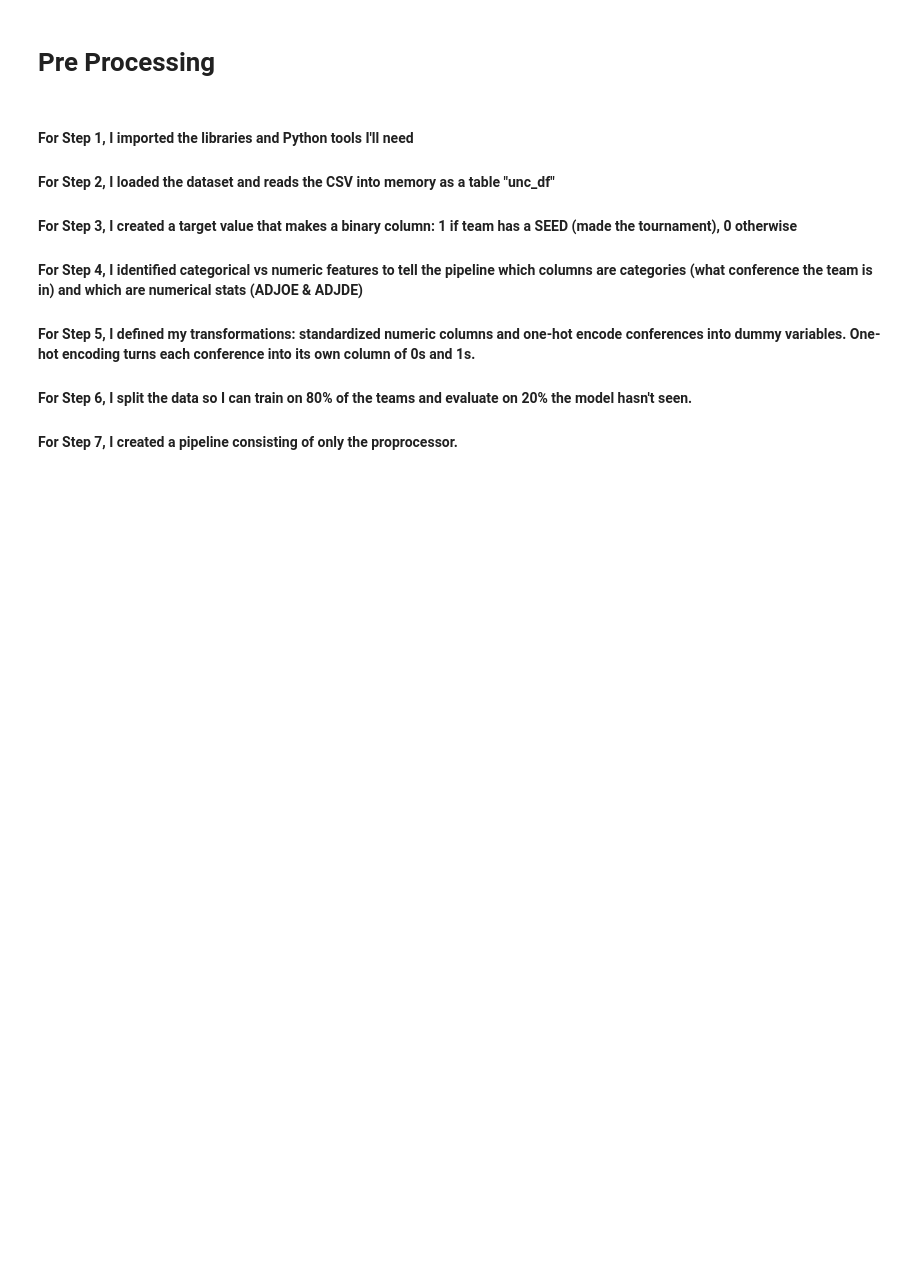
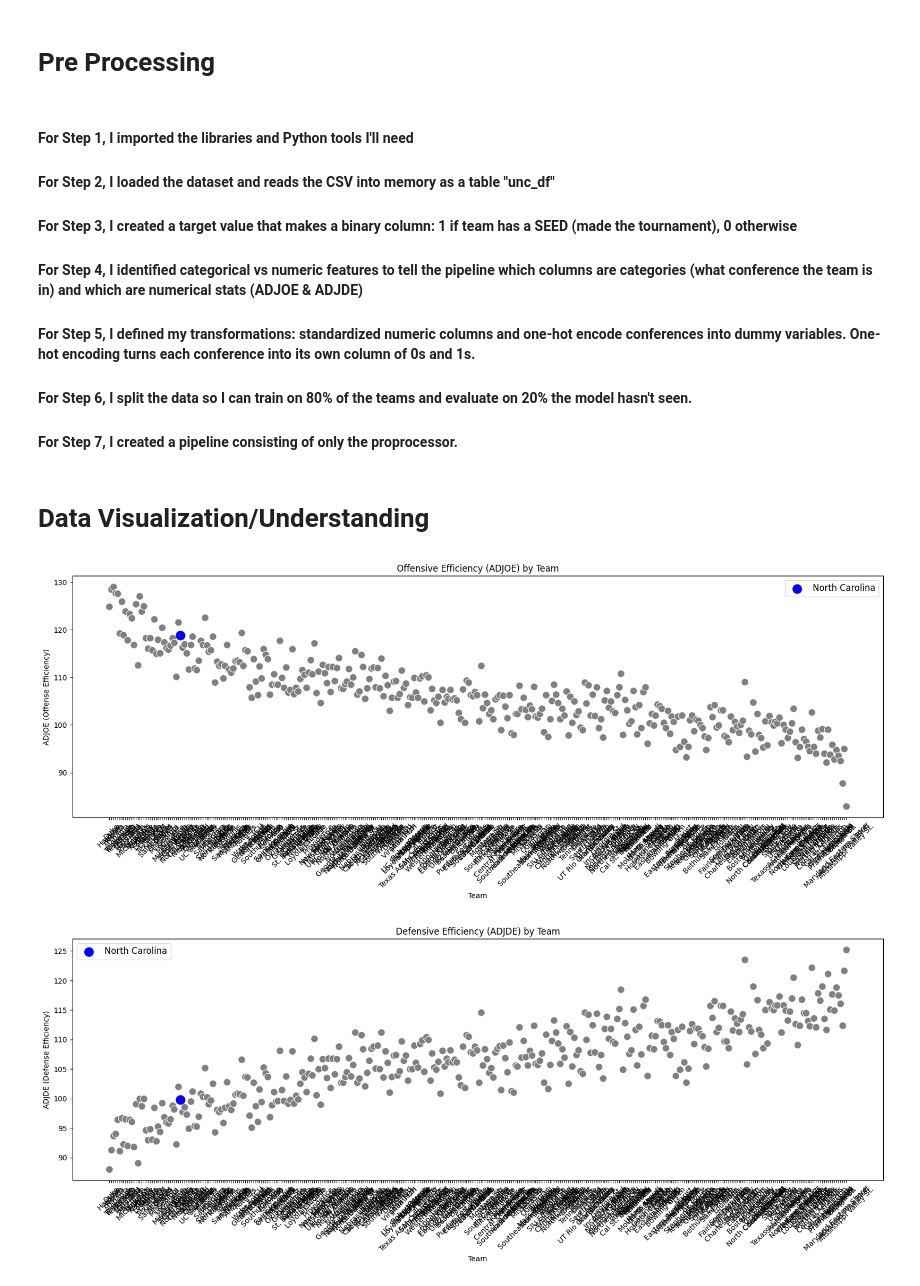
Before and after one commit to jonathanjag08/ITSC-3162-Intro-to-Data-Mining, a Jupyter notebook: ITSC3162DataMining/Project 2/UNC_NCAA.ipynb, the cells around one changed output. Cells and saved outputs as stored; diff of their text form; code cells hidden in the pictures; blank space fills up the shorter version.

```diff
--- a/ITSC3162DataMining/Project 2/UNC_NCAA.ipynb
+++ b/ITSC3162DataMining/Project 2/UNC_NCAA.ipynb
@@ -127,3 +127,47 @@ X_train, X_test, y_train, y_test = train_test_split(X, y, test_size = 0.2, rando
 pipeline = Pipeline(steps = [
     ("preprocessor", preprocessor)
 ])
+# %% [markdown]
+# Data Visualization/Understanding
+# %%
+nc = unc_df[unc_df['Team'] == 'North Carolina']
+
+# ==========================
+# Scatterplot for ADJOE
+# ==========================
+plt.figure(figsize=(20,6))
+sns.scatterplot(
+    x ='Team',
+    y ='ADJOE',
+    data = unc_df,
+    color ='grey',  #Other Teams
+    s = 100
+)
+plt.scatter(nc['Team'], nc['ADJOE'], color='blue', s = 150, label = 'North Carolina')
+plt.title('Offensive Efficiency (ADJOE) by Team')
+plt.ylabel('ADJOE (Offense Efficiency)')
+plt.xticks(rotation = 45)
+plt.legend(fontsize = 12)
+plt.show()
+
+
+# ==========================
+# Scatterplot for ADJDE
+# ==========================
+plt.figure(figsize=(20,6))
+sns.scatterplot(
+    x = 'Team',
+    y = 'ADJDE',
+    data = unc_df,
+    color='grey',  #Others Teams
+    s =100
+)
+plt.scatter(nc['Team'], nc['ADJDE'], color = 'blue', s = 150, label = 'North Carolina')
+plt.title('Defensive Efficiency (ADJDE) by Team')
+plt.ylabel('ADJDE (Defense Efficiency)')
+plt.xticks(rotation = 45)
+plt.legend(fontsize = 12)
+plt.show()
+# %% [output]
+[figure, added]
+[figure, added]
```
Also changed, not shown: parts of 5 cells of this notebook.
